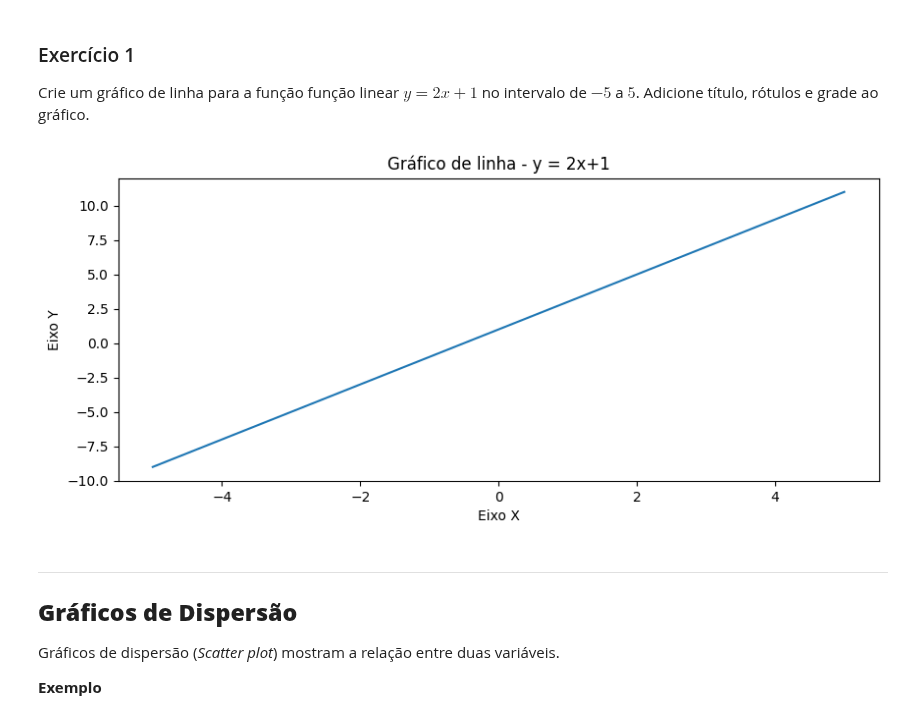
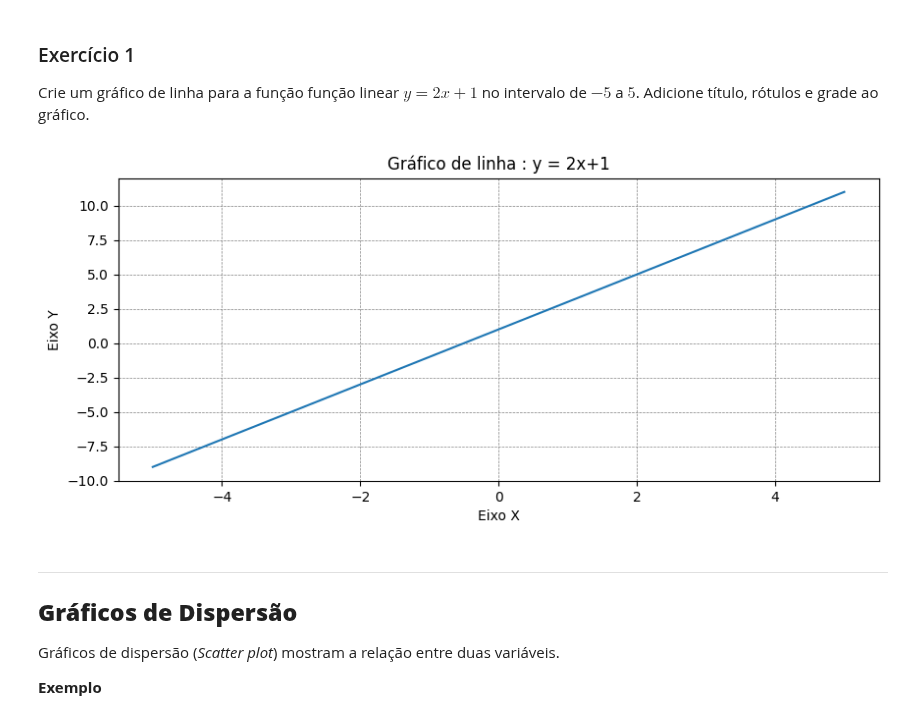
Before and after one commit to FelipeRochaBorges/CEE2, a Jupyter notebook: aulas.ipynb, the cells around one changed output. Drawn from its saved outputs; the diff is of its cells as text; code cells hidden in the pictures.

Commit message:
04/12/2024 - Gráficos - Matplotlib - Exercício 1

```diff
--- a/aulas.ipynb
+++ b/aulas.ipynb
@@ -4005,21 +4005,22 @@ no intervalo de $-5$ a $5$. Adicione título, rótulos e grade ao gráfico.
 # %%
 import numpy as np
 import matplotlib.pyplot as plt
 
 x = np.linspace(-5, 5)
 y = 2*x + 1
 
 plt.figure(figsize=(10,4))
 
 plt.plot(x, y)
 
-plt.title("Gráfico de linha - y = 2x+1")
+plt.title("Gráfico de linha : y = 2x+1")
 plt.xlabel("Eixo X")
 plt.ylabel("Eixo Y")
+plt.grid(color="gray", linestyle="--", linewidth=0.5)
 
 plt.show()
 # %% [output]
-[figure, old version]
+[figure, new version]
 # %% [markdown]
 ---
 
```
